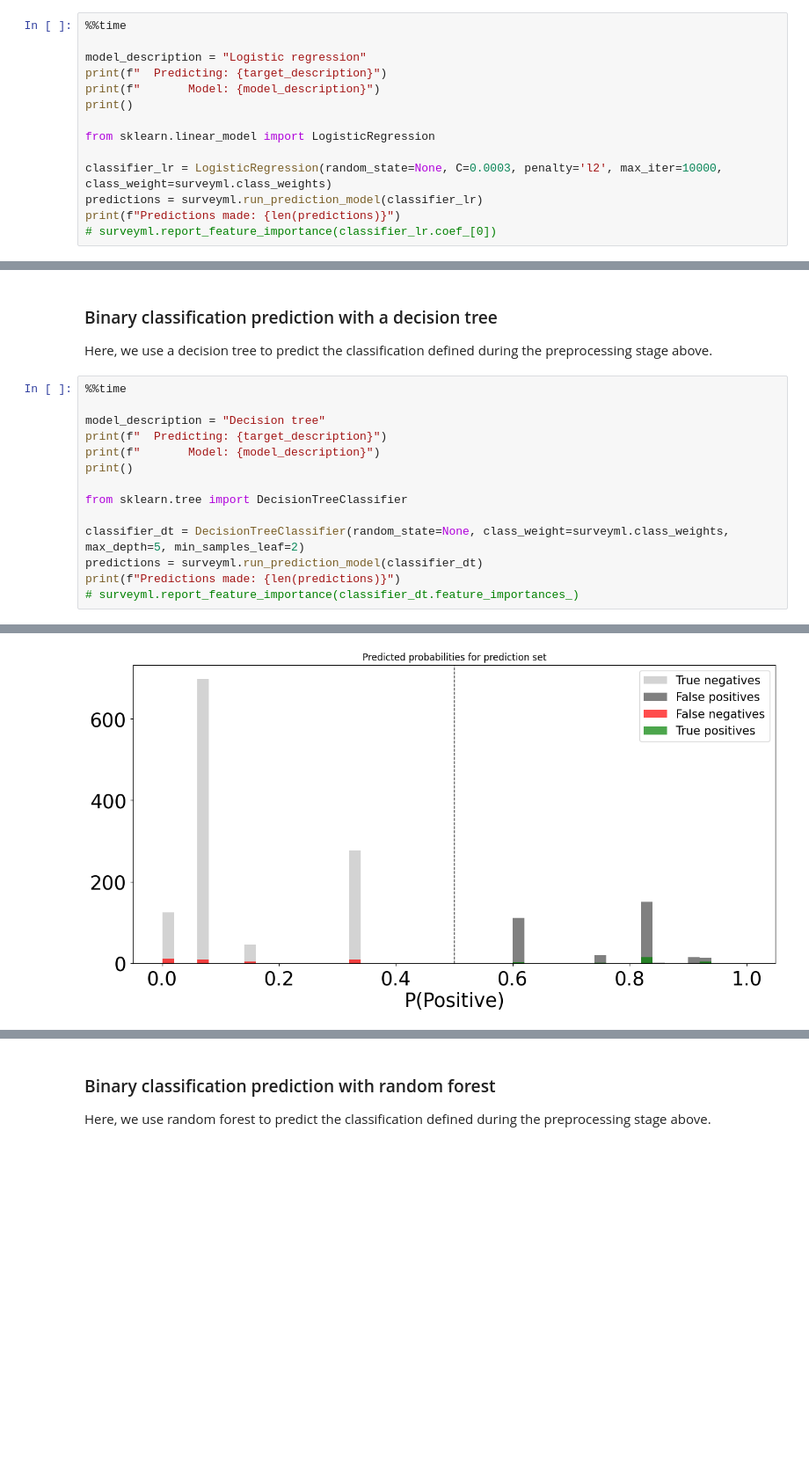
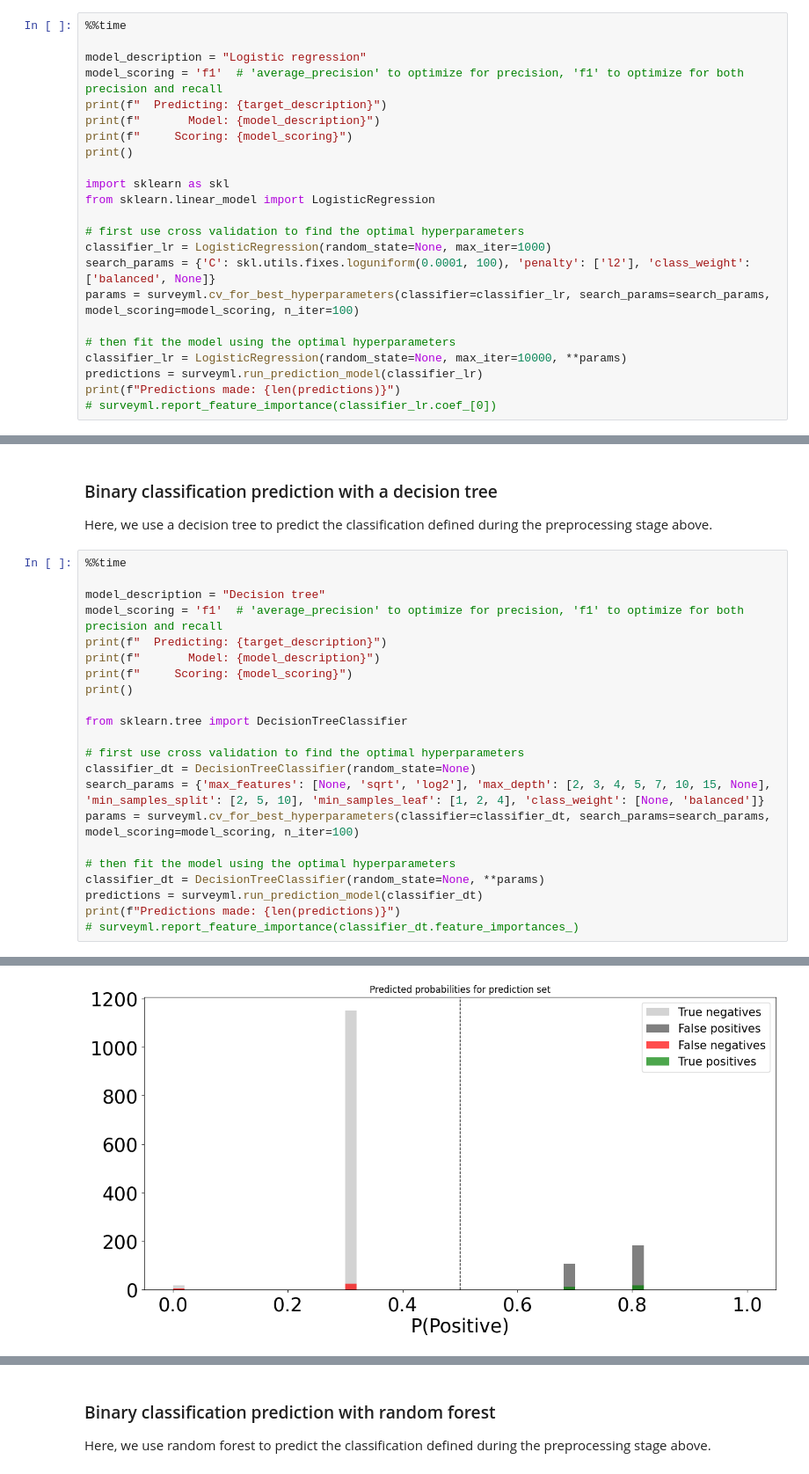
Before and after one commit to higherbar-ai/ml4qc, a Jupyter notebook: src/ml4qc-cati1-example.ipynb, the cells around one changed output, grey strips where cells are left out. Shown at 88% size. Saved outputs shown, nothing was run; the diff lists cells and outputs as text; blank space fills up the shorter version.

```diff
--- a/src/ml4qc-cati1-example.ipynb
+++ b/src/ml4qc-cati1-example.ipynb
@@ -195,13 +195,22 @@ Here, we use logistic regression to predict the classification defined during th
 %%time
 
 model_description = "Logistic regression"
+model_scoring = 'f1'  # 'average_precision' to optimize for precision, 'f1' to optimize for both precision and recall
 print(f"  Predicting: {target_description}")
 print(f"       Model: {model_description}")
+print(f"     Scoring: {model_scoring}")
 print()
 
+import sklearn as skl
 from sklearn.linear_model import LogisticRegression
 
-classifier_lr = LogisticRegression(random_state=None, C=0.0003, penalty='l2', max_iter=10000, class_weight=surveyml.class_weights)
+# first use cross validation to find the optimal hyperparameters
+classifier_lr = LogisticRegression(random_state=None, max_iter=1000)
+search_params = {'C': skl.utils.fixes.loguniform(0.0001, 100), 'penalty': ['l2'], 'class_weight': ['balanced', None]}
+params = surveyml.cv_for_best_hyperparameters(classifier=classifier_lr, search_params=search_params, model_scoring=model_scoring, n_iter=100)
+
+# then fit the model using the optimal hyperparameters
+classifier_lr = LogisticRegression(random_state=None, max_iter=10000, **params)
 predictions = surveyml.run_prediction_model(classifier_lr)
 print(f"Predictions made: {len(predictions)}")
 # surveyml.report_feature_importance(classifier_lr.coef_[0])
@@ -250,13 +278,21 @@ Here, we use a decision tree to predict the classification defined during the pr
 %%time
 
 model_description = "Decision tree"
+model_scoring = 'f1'  # 'average_precision' to optimize for precision, 'f1' to optimize for both precision and recall
 print(f"  Predicting: {target_description}")
 print(f"       Model: {model_description}")
+print(f"     Scoring: {model_scoring}")
 print()
 
 from sklearn.tree import DecisionTreeClassifier
 
-classifier_dt = DecisionTreeClassifier(random_state=None, class_weight=surveyml.class_weights, max_depth=5, min_samples_leaf=2)
+# first use cross validation to find the optimal hyperparameters
+classifier_dt = DecisionTreeClassifier(random_state=None)
+search_params = {'max_features': [None, 'sqrt', 'log2'], 'max_depth': [2, 3, 4, 5, 7, 10, 15, None], 'min_samples_split': [2, 5, 10], 'min_samples_leaf': [1, 2, 4], 'class_weight': [None, 'balanced']}
+params = surveyml.cv_for_best_hyperparameters(classifier=classifier_dt, search_params=search_params, model_scoring=model_scoring, n_iter=100)
+
+# then fit the model using the optimal hyperparameters
+classifier_dt = DecisionTreeClassifier(random_state=None, **params)
 predictions = surveyml.run_prediction_model(classifier_dt)
 print(f"Predictions made: {len(predictions)}")
 # surveyml.report_feature_importance(classifier_dt.feature_importances_)
@@ -282,2 +318,2 @@ test_roc_auc: 0.5898656400085556 (SD: 0.06459854788193854)
-[figure, old version]
+[figure, new version]
 Test P(1) =  3.51%
```
Also changed, not shown: parts of 5 cells of this notebook, 2 other files.
